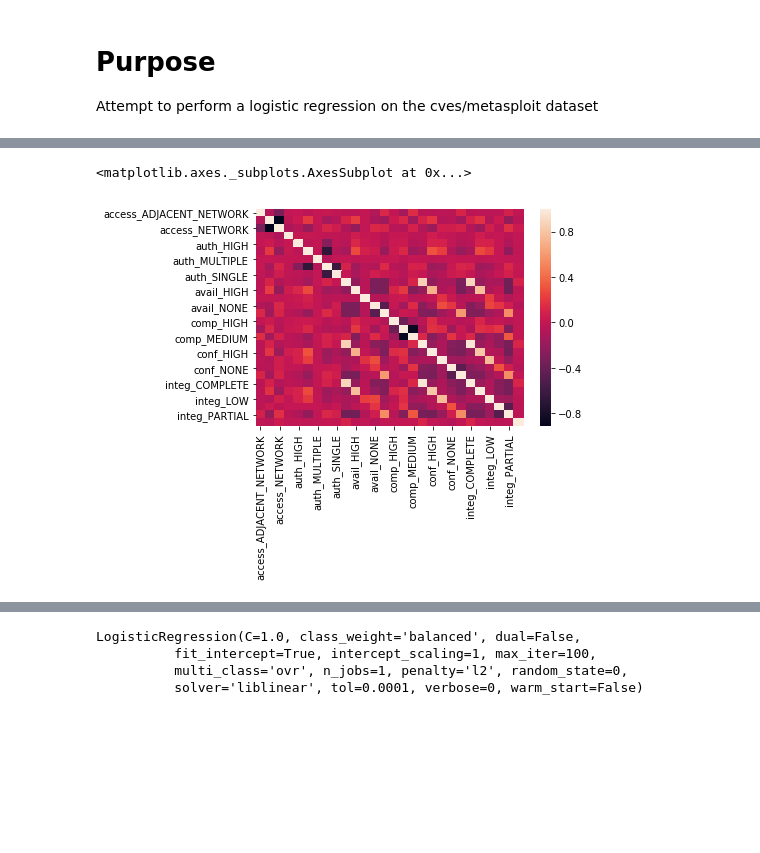
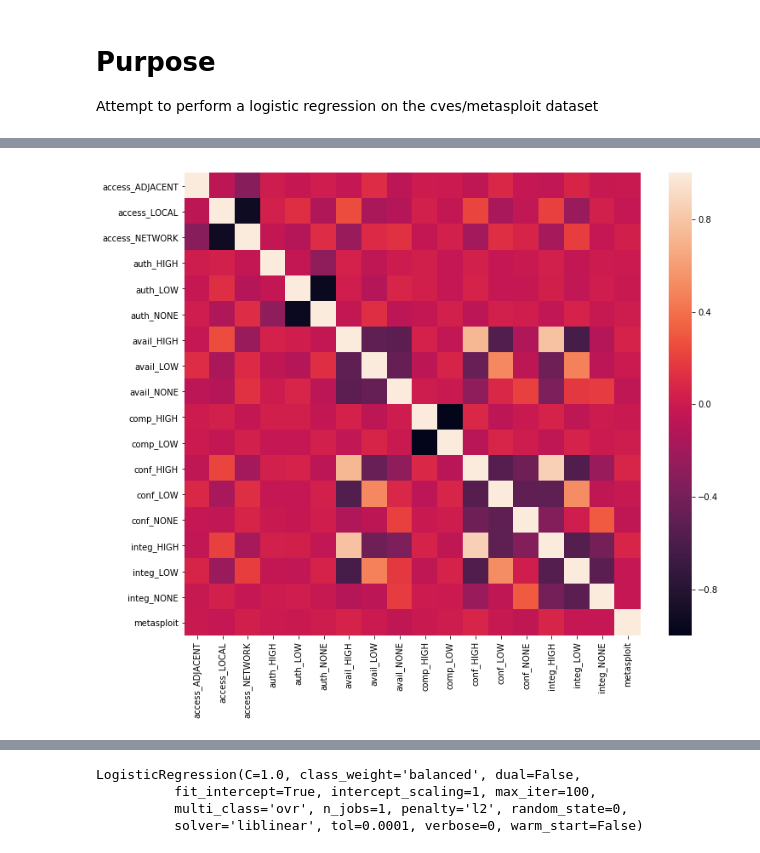
Before and after one commit to kfarr3/MLND-Capstone, a Jupyter notebook: code/model/regression.ipynb, the cells around one changed output, grey strips where cells are left out. Saved outputs shown, nothing was run; the diff lists cells and outputs as text; code cells hidden in the pictures; blank space fills up the shorter version.

```diff
--- a/code/model/regression.ipynb
+++ b/code/model/regression.ipynb
@@ -51,8 +49,10 @@ cves_df.groupby('metasploit').mean()
-# %%
-sns.heatmap(cves_df.corr())
-# %% [output]
-<matplotlib.axes._subplots.AxesSubplot at 0x...>
-[figure, removed]
+# %%
+fig, ax = plt.subplots(figsize=(12,10))         # Sample figsize in inches
+
+sns.heatmap(cves_df.corr(), ax=ax)
+plt.savefig('../../docs/img/corr_heatmap.png')
+# %% [output]
+[figure, added]
 # %%
 cves_df.columns
 # %% [output]
```
Also changed, not shown: parts of 22 cells of this notebook, 26 other files.
